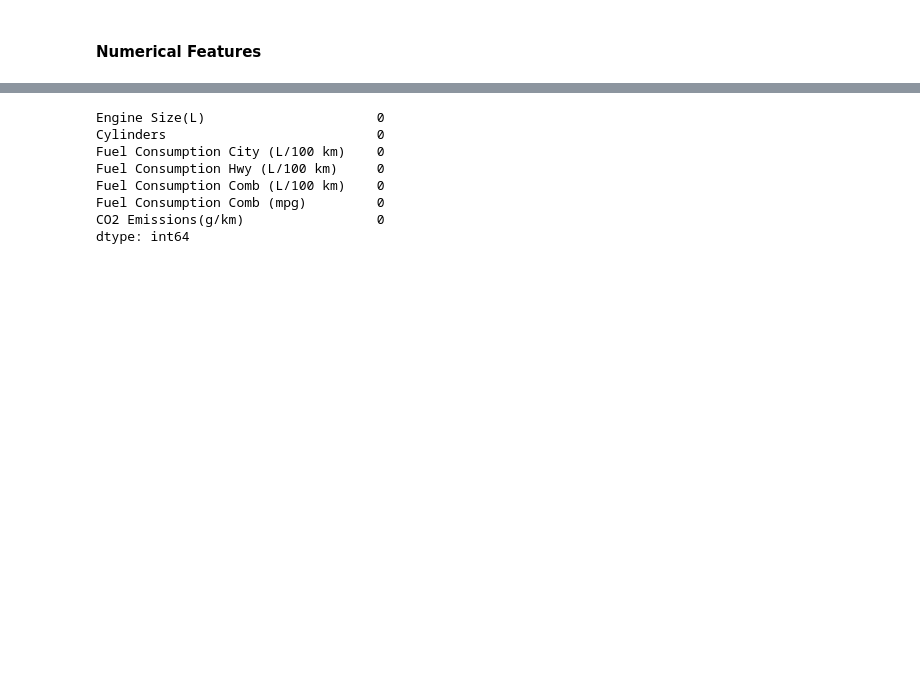
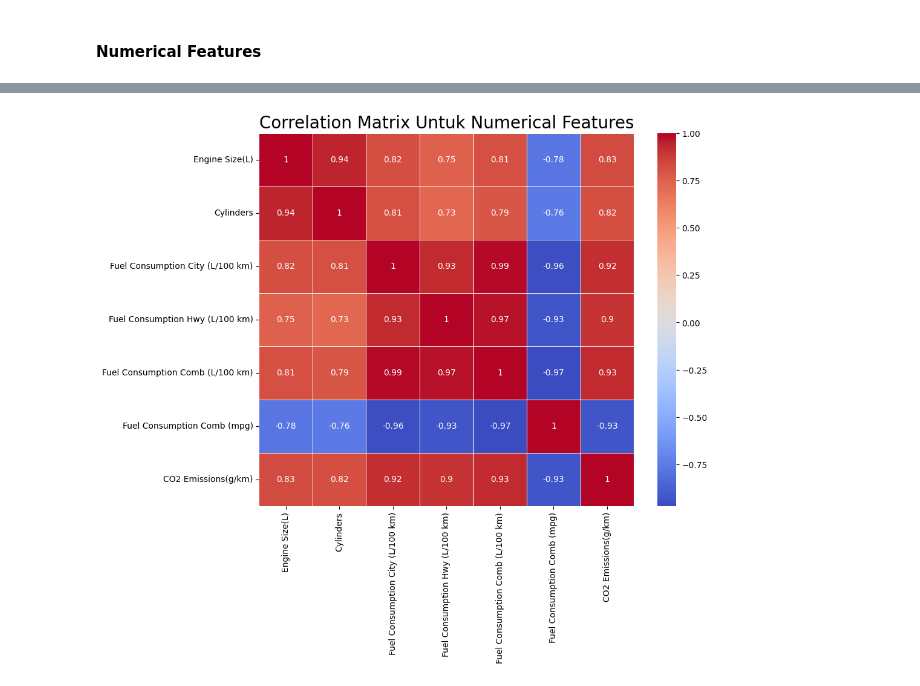
Before and after one commit to wahyuazizi/Predictive_Analysis_ML_Dicoding, a Jupyter notebook: Predicitve_Analysis_Vehicle_Emissions.ipynb, the cells around one changed output, grey strips where cells are left out. Cells and saved outputs as stored; diff of their text form; code cells hidden in the pictures; blank space fills up the shorter version.

```diff
--- a/Predicitve_Analysis_Vehicle_Emissions.ipynb
+++ b/Predicitve_Analysis_Vehicle_Emissions.ipynb
@@ -286,15 +277,12 @@ sns.pairplot(df, diag_kind='kde', hue="Fuel Type")
 [figure]
-# %%
-# Memeriksa apakah ada nilai NaN di kolom numerik
-nan_values = numeric_df.isna().sum()
-
-print(nan_values)
-# %% [output]
-Engine Size(L)                      0
-Cylinders                           0
-Fuel Consumption City (L/100 km)    0
-Fuel Consumption Hwy (L/100 km)     0
-Fuel Consumption Comb (L/100 km)    0
-Fuel Consumption Comb (mpg)         0
-CO2 Emissions(g/km)                 0
-dtype: int64
+# %%
+numerical_features = df.select_dtypes(include=['float64', 'int64']).columns.tolist()
+plt.figure(figsize=(10,8))
+
+corr_matrix = df[numerical_features].corr().round(2)
+#gunakan annot=True untuk menampilkan nilai dalam kotak
+sns.heatmap(data=corr_matrix, annot=True, cmap='coolwarm', linewidth=0.5)
+plt.title("Correlation Matrix Untuk Numerical Features", size=20)
+plt.show()
+# %% [output]
+[figure, added]
```
Also changed, not shown: parts of 35 cells of this notebook.
